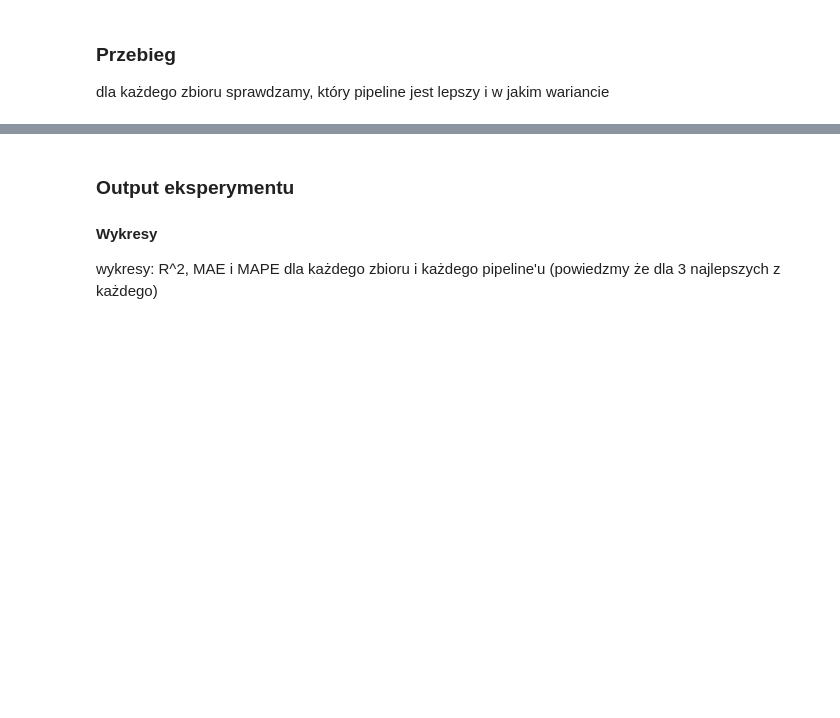
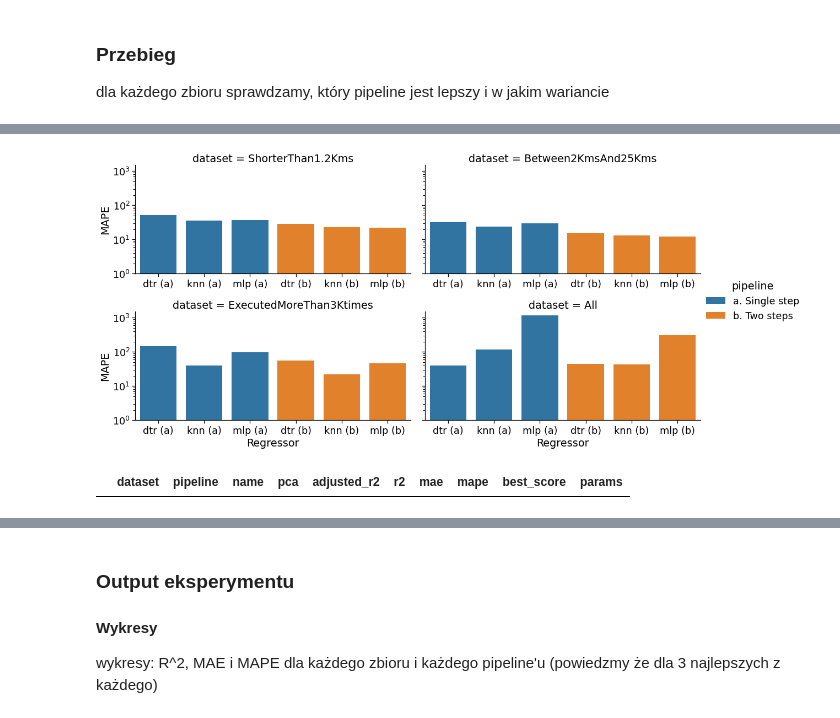
Before and after one commit to mikegpl/job-adiah, a Jupyter notebook: experiments/exp1.ipynb, the cells around one changed output, grey strips where cells are left out. Drawn from its saved outputs; the diff is of its cells as text; code cells hidden in the pictures; blank space fills up the shorter version.

```diff
--- a/experiments/exp1.ipynb
+++ b/experiments/exp1.ipynb
@@ -435,0 +480,17 @@ exp1b_df.head().round(2)
+# %%
+plot_df = concat_df.copy()
+plot_df["mape"] = plot_df["mape"].map(lambda value: value * 100)
+with sns.plotting_context("notebook", font_scale=1.6):
+    g = sns.FacetGrid(plot_df, col="dataset", hue="pipeline", height=4, aspect=2, col_wrap=2, sharex=False)
+    g.map(sns.barplot, "name", "mape", order=[ "dtr (a)", "knn (a)", "mlp (a)", "dtr (b)", "knn (b)","mlp (b)"], hue_order=["a. Single step", "b. Two steps"]).set(yscale = "log")
+#     for i in range(0, 4):
+#         g.axes[i].set_yscale("log")
+    g.set(ylim=(1, 1500))
+    g.axes[2].set_xlabel("Regressor")
+    g.axes[3].set_xlabel("Regressor")
+    g.axes[0].set_ylabel("MAPE")
+    g.axes[2].set_ylabel("MAPE")
+    g.add_legend()
+    g.savefig("pipelineComparisonMape.png")
+# %% [output]
+[figure, added]
@@ -435,0 +525,4 @@ exp1b_df.head().round(2)
+# %%
+plot_df.loc[plot_df.dataset == "Between2KMsAnd25KMs"]
+# %% [output]
+|  | dataset | pipeline | name | pca | adjusted_r2 | r2 | mae | mape | best_score | params |
```
Also changed, not shown: parts of 23 cells of this notebook, 10 other files.
